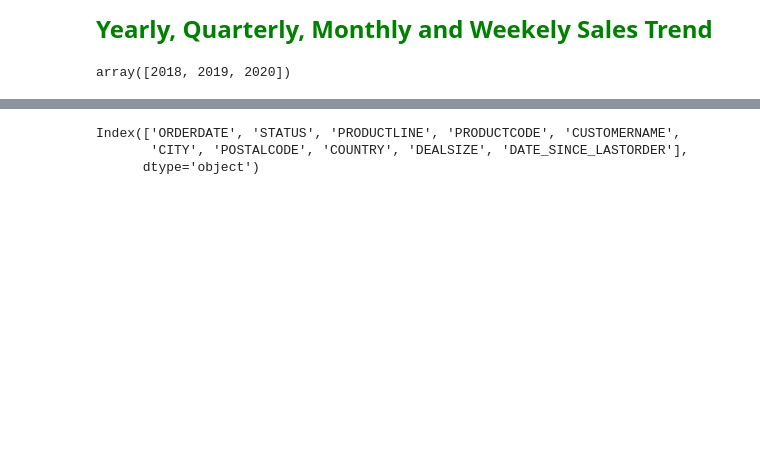
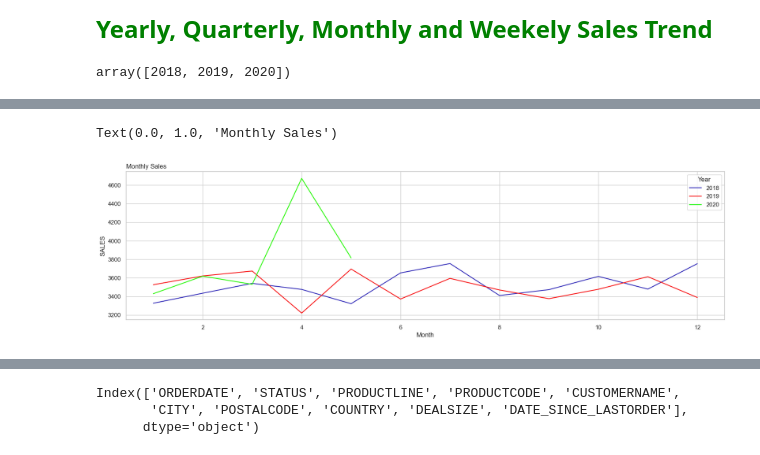
Before and after one commit to DataNerdss/Automobile_Sales_Analysis_Project, a Jupyter notebook: car_sales_analysis.ipynb, the cells around one changed output, grey strips where cells are left out. Cells and saved outputs as stored; diff of their text form; code cells hidden in the pictures; blank space fills up the shorter version.

```diff
--- a/car_sales_analysis.ipynb
+++ b/car_sales_analysis.ipynb
@@ -392,0 +409,13 @@ sns.lineplot(data = df, x = 'ORDERDATE', y = 'SALES', hue = 'Year')
+# %%
+# Monthly Sales
+
+
+plt.figure(figsize=(20,5))
+sns.set_theme(style='whitegrid')
+col = ['#2E27B7','#F80D0F','#26F801']
+
+sns.lineplot(data = df, x = 'Month', y = 'SALES', hue = 'Year', ci = None,palette=col)
+plt.title('Monthly Sales', loc = 'left')
+# %% [output]
+Text(0.0, 1.0, 'Monthly Sales')
+[figure, added]
```
Also changed, not shown: parts of 7 cells of this notebook.
